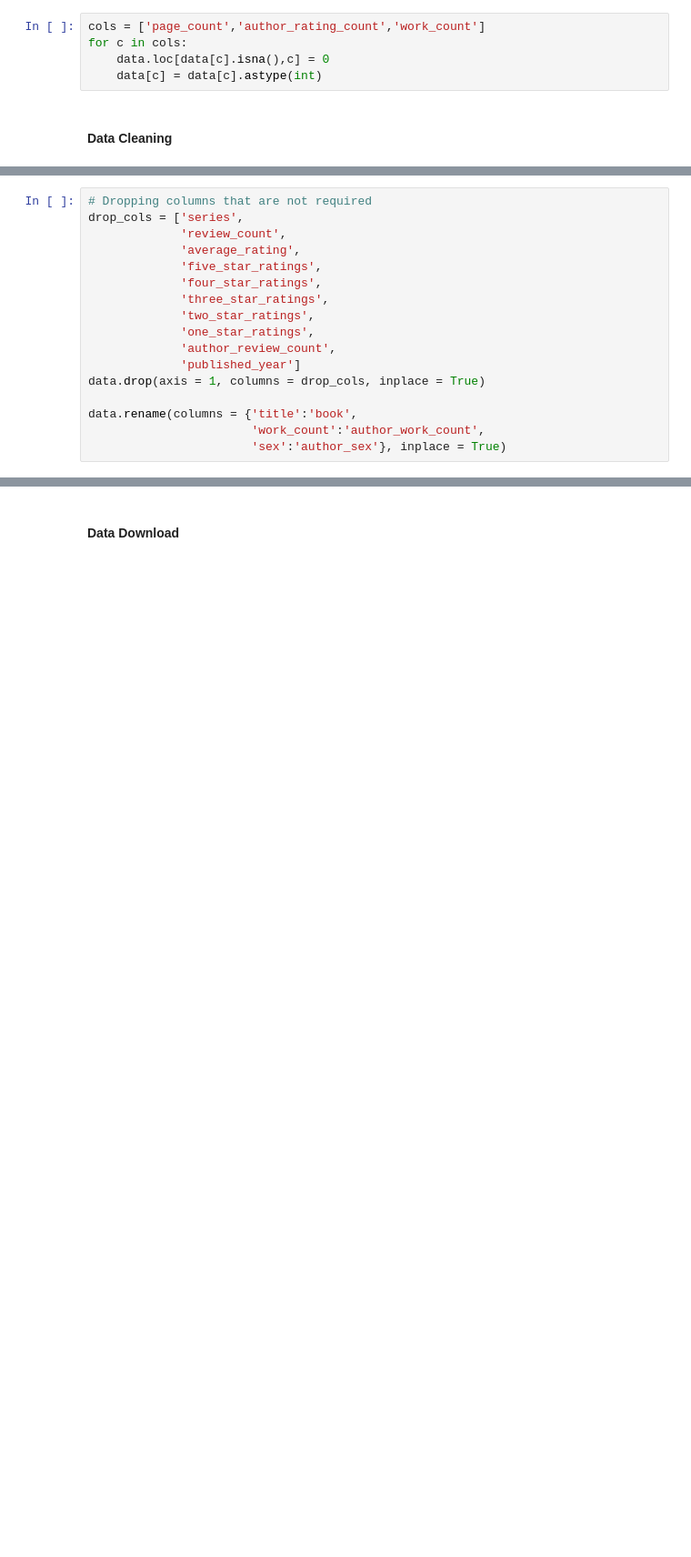
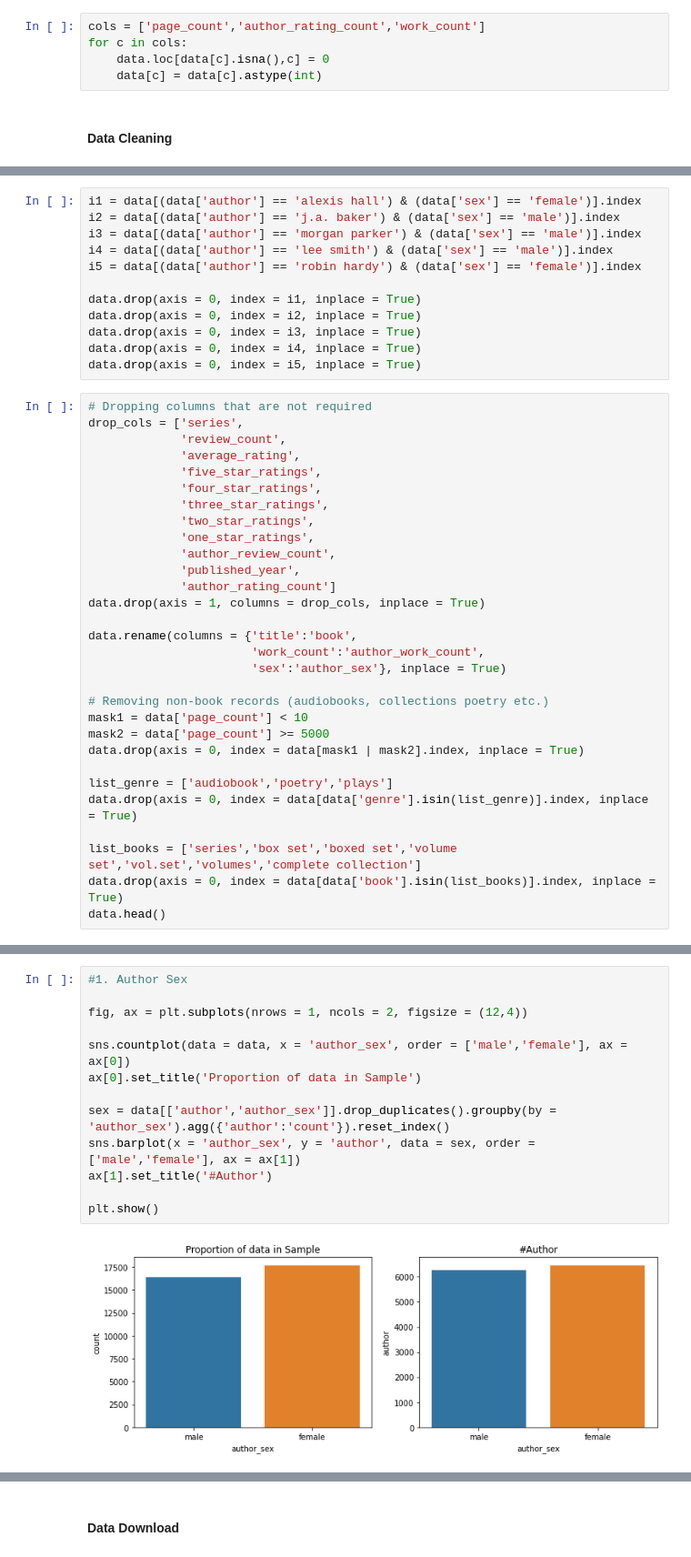
Before and after one commit to ECorpron/Goodreads-Analysis, a Jupyter notebook: 03 Source Codes/03 master_data_processing.ipynb, the cells around one changed output, grey strips where cells are left out. Shown: that part at 91% size. Saved outputs shown, nothing was run; the diff lists cells and outputs as text; blank space fills up the shorter version.

Commit message:
updated author, master processing code, data

```diff
--- a/03 Source Codes/03 master_data_processing.ipynb
+++ b/03 Source Codes/03 master_data_processing.ipynb
@@ -49,3 +70,15 @@ for c in cols:
+# %%
+i1 = data[(data['author'] == 'alexis hall') & (data['sex'] == 'female')].index
+i2 = data[(data['author'] == 'j.a. baker') & (data['sex'] == 'male')].index
+i3 = data[(data['author'] == 'morgan parker') & (data['sex'] == 'male')].index
+i4 = data[(data['author'] == 'lee smith') & (data['sex'] == 'male')].index
+i5 = data[(data['author'] == 'robin hardy') & (data['sex'] == 'female')].index
+
+data.drop(axis = 0, index = i1, inplace = True)
+data.drop(axis = 0, index = i2, inplace = True)
+data.drop(axis = 0, index = i3, inplace = True)
+data.drop(axis = 0, index = i4, inplace = True)
+data.drop(axis = 0, index = i5, inplace = True)
 # %%
 # Dropping columns that are not required
 drop_cols = ['series',
@@ -57,9 +90,22 @@ drop_cols = ['series',
              'two_star_ratings',
              'one_star_ratings',
              'author_review_count',
-             'published_year']
+             'published_year',
+             'author_rating_count']
 data.drop(axis = 1, columns = drop_cols, inplace = True)
 
 data.rename(columns = {'title':'book',
                        'work_count':'author_work_count',
                        'sex':'author_sex'}, inplace = True)
+
+# Removing non-book records (audiobooks, collections poetry etc.)
+mask1 = data['page_count'] < 10
+mask2 = data['page_count'] >= 5000
+data.drop(axis = 0, index = data[mask1 | mask2].index, inplace = True)
+
+list_genre = ['audiobook','poetry','plays']
+data.drop(axis = 0, index = data[data['genre'].isin(list_genre)].index, inplace = True)
+
+list_books = ['series','box set','boxed set','volume set','vol.set','volumes','complete collection']
+data.drop(axis = 0, index = data[data['book'].isin(list_books)].index, inplace = True)
+data.head()
@@ -104,0 +121,15 @@ data_1['book_size'] = data_1['page_count'].apply(func = lambda x: classify_book_
+# %%
+#1. Author Sex
+
+fig, ax = plt.subplots(nrows = 1, ncols = 2, figsize = (12,4))
+
+sns.countplot(data = data, x = 'author_sex', order = ['male','female'], ax = ax[0])
+ax[0].set_title('Proportion of data in Sample')
+
+sex = data[['author','author_sex']].drop_duplicates().groupby(by = 'author_sex').agg({'author':'count'}).reset_index()
+sns.barplot(x = 'author_sex', y = 'author', data = sex, order = ['male','female'], ax = ax[1])
+ax[1].set_title('#Author')
+
+plt.show()
+# %% [output]
+[figure, added]
```
Also changed, not shown: parts of 21 cells of this notebook, 4 other files.
